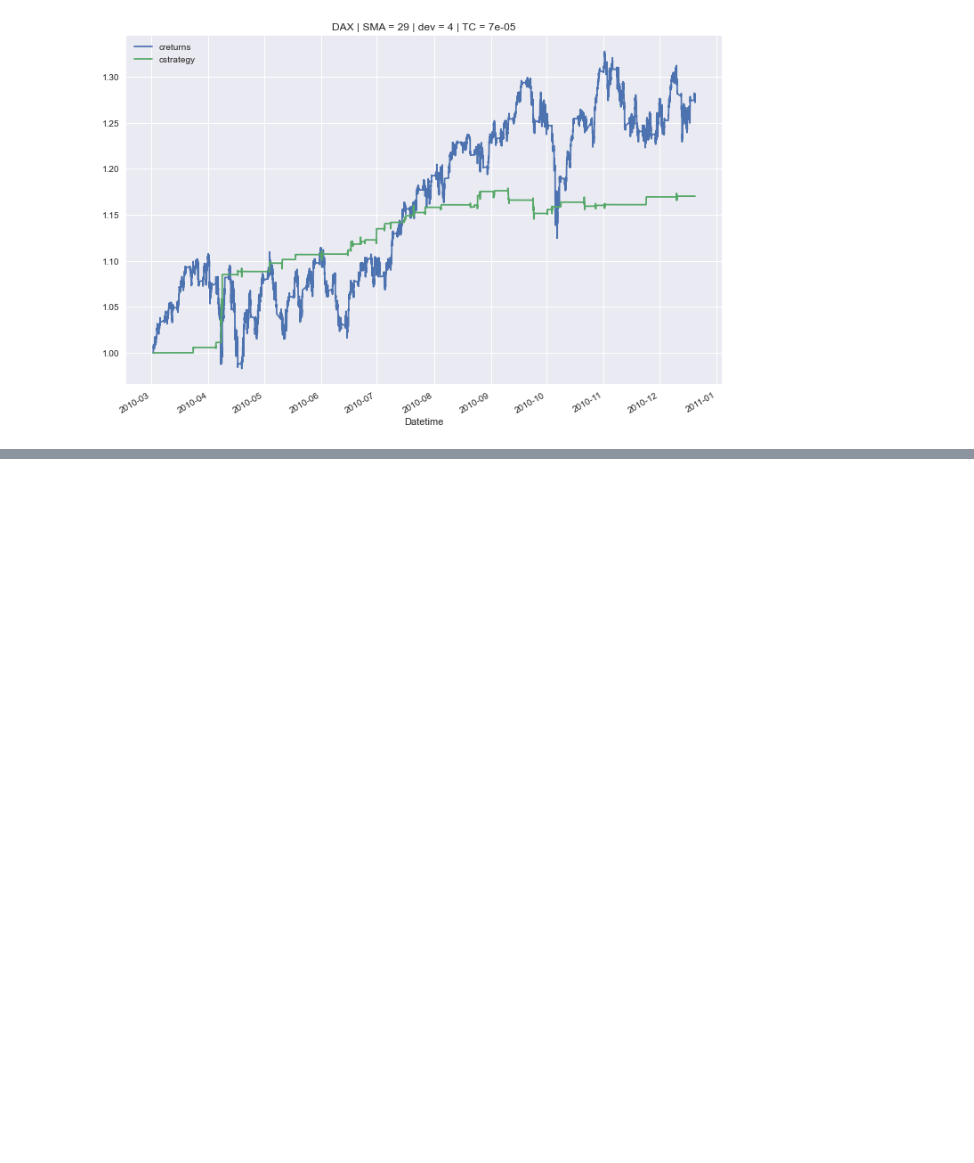
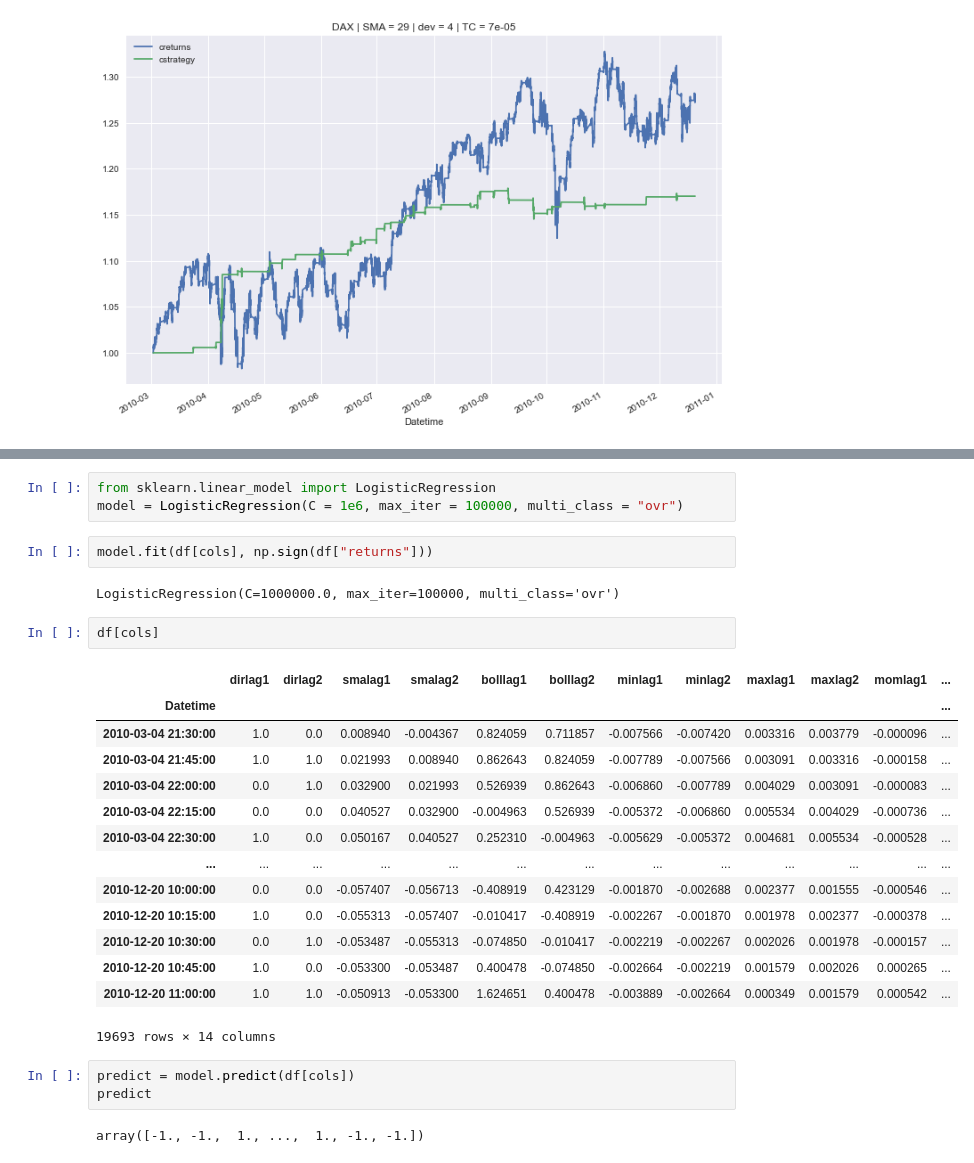
Before and after one commit to wojtekgradzinski/ALGO_TESTING_APP, a Jupyter notebook: testing_my_codes.ipynb, the cells around one changed output, grey strips where cells are left out. Saved outputs shown, nothing was run; the diff lists cells and outputs as text; blank space fills up the shorter version.

```diff
--- a/testing_my_codes.ipynb
+++ b/testing_my_codes.ipynb
@@ -148,0 +161,29 @@ IndentationError: expected an indented block (Temp/ipykernel_17808/2953668830.py
+# %%
+from sklearn.linear_model import LogisticRegression
+model = LogisticRegression(C = 1e6, max_iter = 100000, multi_class = "ovr")
+# %%
+model.fit(df[cols], np.sign(df["returns"]))
+# %% [output]
+LogisticRegression(C=1000000.0, max_iter=100000, multi_class='ovr')
+# %%
+df[cols]
+# %% [output]
+|  | dirlag1 | dirlag2 | smalag1 | smalag2 | bolllag1 | bolllag2 | minlag1 | minlag2 | maxlag1 | maxlag2 | momlag1 | ... |
+| Datetime |  |  |  |  |  |  |  |  |  |  |  | ... |
+| 2010-03-04 21:30:00 | 1.0 | 0.0 | 0.008940 | -0.004367 | 0.824059 | 0.711857 | -0.007566 | -0.007420 | 0.003316 | 0.003779 | -0.000096 | ... |
+| 2010-03-04 21:45:00 | 1.0 | 1.0 | 0.021993 | 0.008940 | 0.862643 | 0.824059 | -0.007789 | -0.007566 | 0.003091 | 0.003316 | -0.000158 | ... |
+| 2010-03-04 22:00:00 | 0.0 | 1.0 | 0.032900 | 0.021993 | 0.526939 | 0.862643 | -0.006860 | -0.007789 | 0.004029 | 0.003091 | -0.000083 | ... |
+| 2010-03-04 22:15:00 | 0.0 | 0.0 | 0.040527 | 0.032900 | -0.004963 | 0.526939 | -0.005372 | -0.006860 | 0.005534 | 0.004029 | -0.000736 | ... |
+| 2010-03-04 22:30:00 | 1.0 | 0.0 | 0.050167 | 0.040527 | 0.252310 | -0.004963 | -0.005629 | -0.005372 | 0.004681 | 0.005534 | -0.000528 | ... |
+| ... | ... | ... | ... | ... | ... | ... | ... | ... | ... | ... | ... | ... |
+| 2010-12-20 10:00:00 | 0.0 | 0.0 | -0.057407 | -0.056713 | -0.408919 | 0.423129 | -0.001870 | -0.002688 | 0.002377 | 0.001555 | -0.000546 | ... |
+| 2010-12-20 10:15:00 | 1.0 | 0.0 | -0.055313 | -0.057407 | -0.010417 | -0.408919 | -0.002267 | -0.001870 | 0.001978 | 0.002377 | -0.000378 | ... |
+| 2010-12-20 10:30:00 | 0.0 | 1.0 | -0.053487 | -0.055313 | -0.074850 | -0.010417 | -0.002219 | -0.002267 | 0.002026 | 0.001978 | -0.000157 | ... |
+| 2010-12-20 10:45:00 | 1.0 | 0.0 | -0.053300 | -0.053487 | 0.400478 | -0.074850 | -0.002664 | -0.002219 | 0.001579 | 0.002026 | 0.000265 | ... |
+| 2010-12-20 11:00:00 | 1.0 | 1.0 | -0.050913 | -0.053300 | 1.624651 | 0.400478 | -0.003889 | -0.002664 | 0.000349 | 0.001579 | 0.000542 | ... |
+19693 rows × 14 columns
+# %%
+predict = model.predict(df[cols])
+predict
+# %% [output]
+array([-1., -1.,  1., ...,  1., -1., -1.])
```
Also changed, not shown: parts of 33 cells of this notebook, 9 other files.
